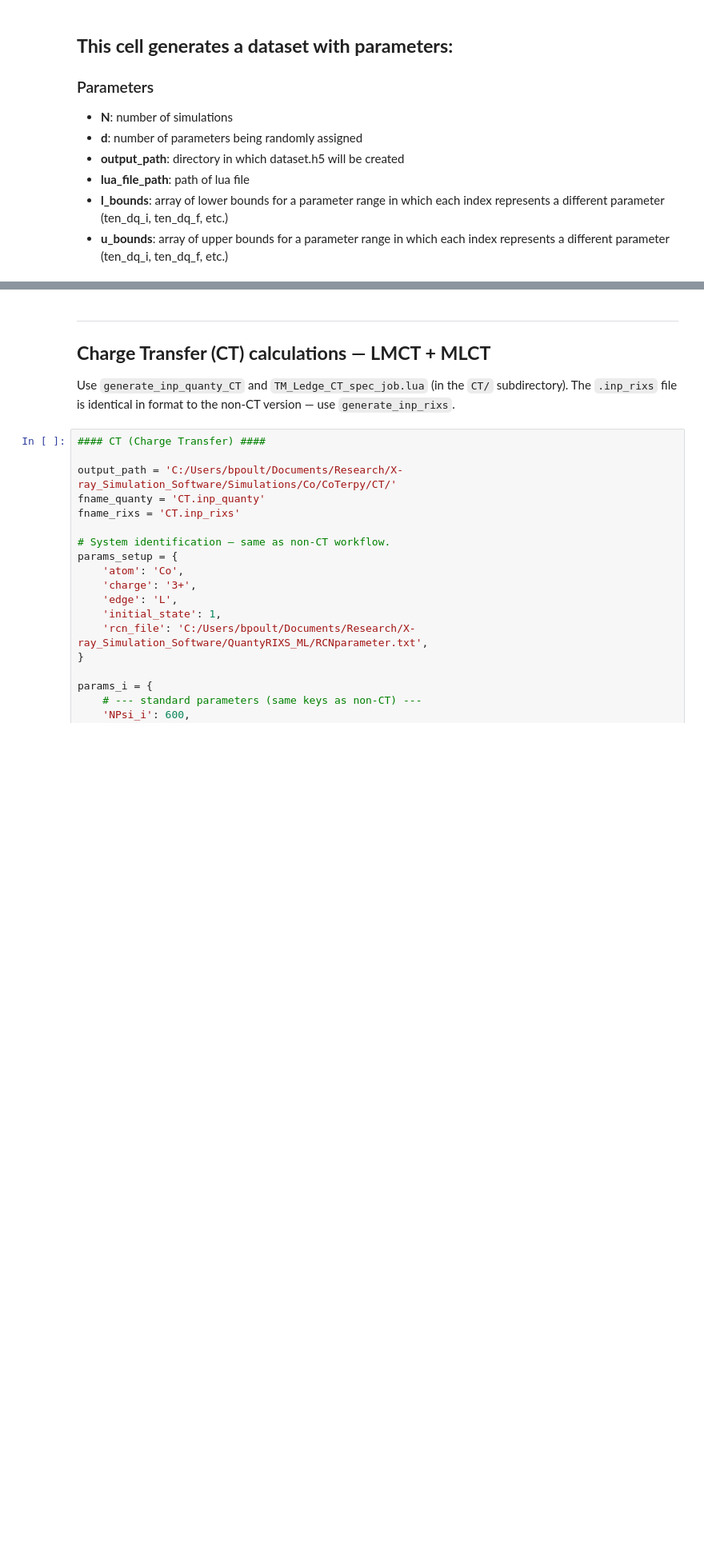
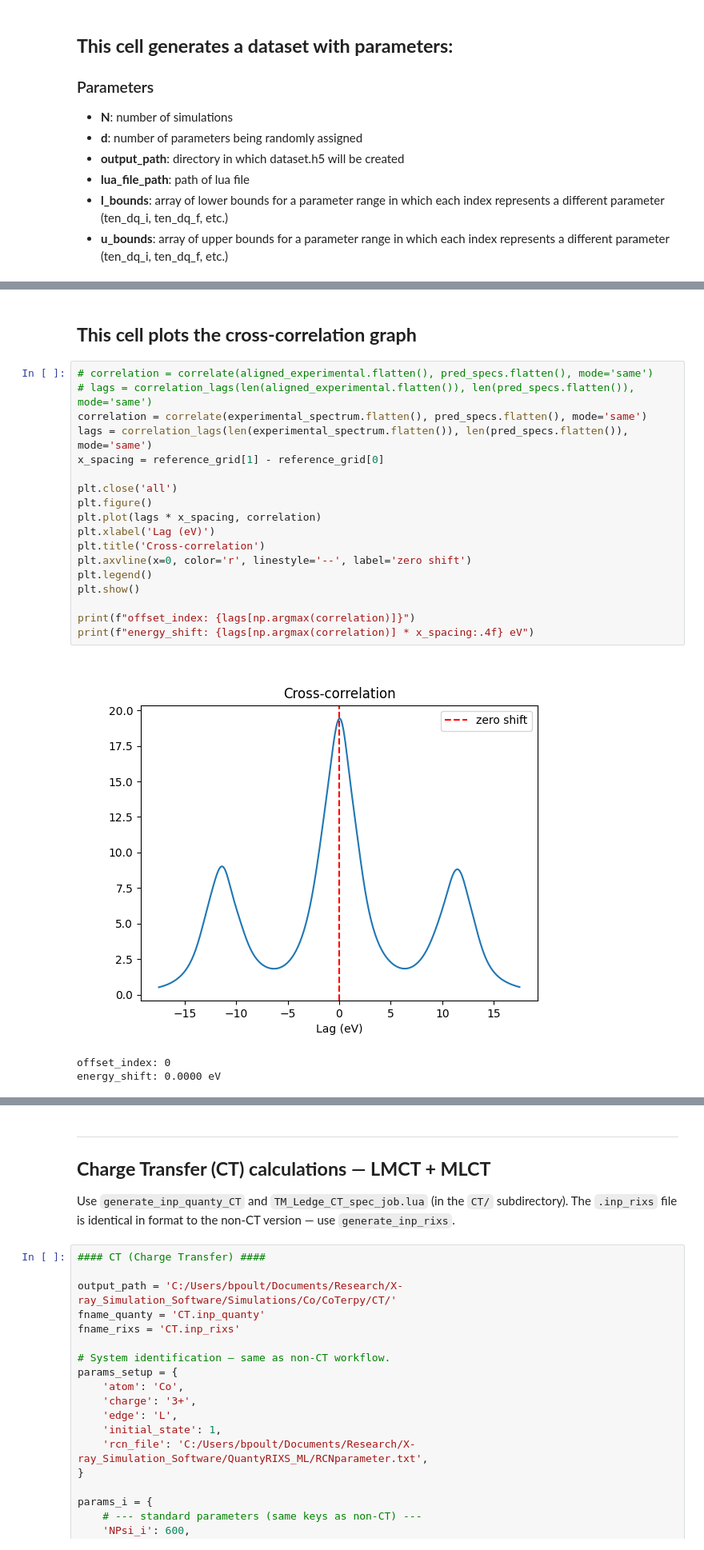
Before and after one commit to bpoult/QuantyRIXS_ML, a Jupyter notebook: Running_Quanty_template.ipynb, the cells around one changed output, grey strips where cells are left out. Shown at 80% size. Cells and saved outputs as stored; diff of their text form; blank space fills up the shorter version.

```diff
--- a/Running_Quanty_template.ipynb
+++ b/Running_Quanty_template.ipynb
@@ -63,0 +398,24 @@ plt.show()
+# %% [markdown]
+## **This cell plots the cross-correlation graph**
+# %%
+# correlation = correlate(aligned_experimental.flatten(), pred_specs.flatten(), mode='same')
+# lags = correlation_lags(len(aligned_experimental.flatten()), len(pred_specs.flatten()), mode='same')
+correlation = correlate(experimental_spectrum.flatten(), pred_specs.flatten(), mode='same')
+lags = correlation_lags(len(experimental_spectrum.flatten()), len(pred_specs.flatten()), mode='same')
+x_spacing = reference_grid[1] - reference_grid[0]
+
+plt.close('all')
+plt.figure()
+plt.plot(lags * x_spacing, correlation)
+plt.xlabel('Lag (eV)')
+plt.title('Cross-correlation')
+plt.axvline(x=0, color='r', linestyle='--', label='zero shift')
+plt.legend()
+plt.show()
+
+print(f"offset_index: {lags[np.argmax(correlation)]}")
+print(f"energy_shift: {lags[np.argmax(correlation)] * x_spacing:.4f} eV")
+# %% [output]
+[figure, added]
+offset_index: 0
+energy_shift: 0.0000 eV
```
Also changed, not shown: parts of 31 cells of this notebook.
